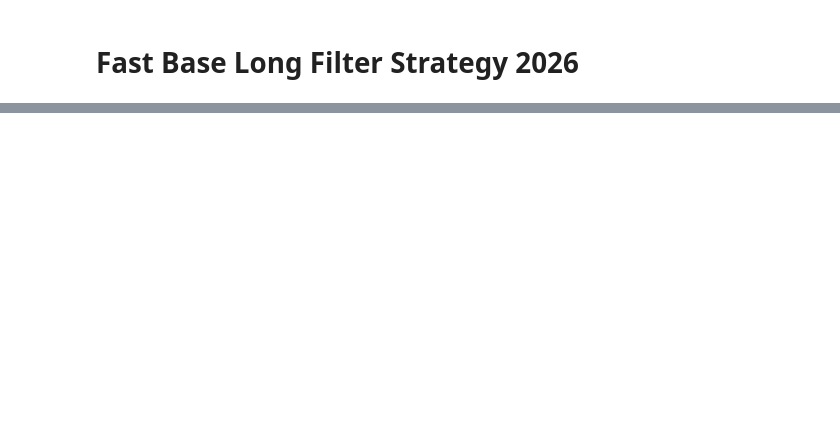
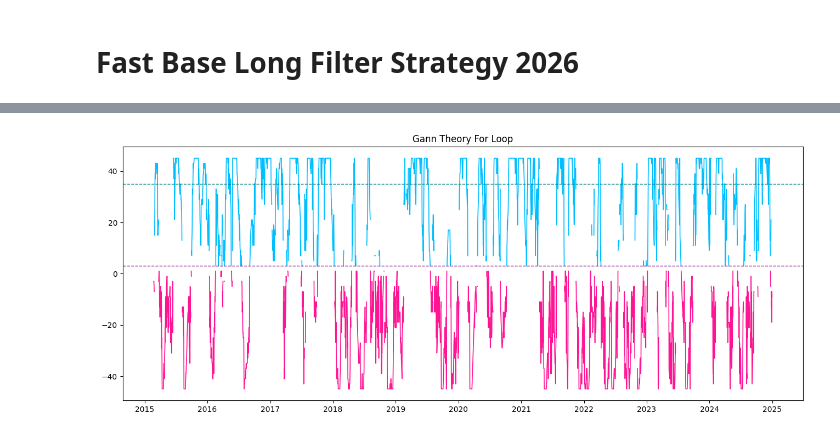
Before and after one commit to QuantLapse/Public-Data-Research-and-Analysis, a Jupyter notebook: Base-Filter-Strategy-2026.ipynb, the cells around one changed output, grey strips where cells are left out. Saved outputs shown, nothing was run; the diff lists cells and outputs as text; code cells hidden in the pictures; blank space fills up the shorter version.

```diff
--- a/Base-Filter-Strategy-2026.ipynb
+++ b/Base-Filter-Strategy-2026.ipynb
@@ -111,49 +116,79 @@ down_threshold = float(input("Enter Lower threshold for Gann Theory: "))
 gann_threshold = -15 # This is a default value, you can adjust it based on your needs
 
 def system_forloop(df, src_col, start, end):
-    src = df[src_col].values
+    src = df[src_col].to_numpy()
+    close = df["Close"].to_numpy()
+    out = np.full(len(df), np.nan, dtype=float)
 
-    result = np.zeros(len(src))
+    for row in range(len(df)):
+        if row < end:
+            continue
 
-    for row in range(len(src)):
         count = 0.0
         for i in range(start, end + 1):
-            lookback_idx = row - i          # "i bars ago" from current row
-            if lookback_idx < 0:
-                continue                    # not enough history yet, skip
-            past_close = src[lookback_idx]
-            count += -1 if past_close > src[row] else 1
-        result[row] = count
+            count += -1 if src[row - i] > close[row] else 1
 
-    return result
+        out[row] = count
+
+    return out
+
+
+
+    #for row in range(len(src)):
+     #   count = 0.0
+      #  for i in range(start, end + 1):
+       #     lookback_idx = row - i          # "i bars ago" from current row
+        #    if lookback_idx < 0:
+        #        continue                    # not enough history yet, skip
+        #    past_close = src[lookback_idx]
+        #    count += -1 if past_close > src[row] else 1
+        #result[row] = count
+
+
 
 gann_theory_close = system_forloop(df, "Close", start, end)
-gann_theory_high = system_forloop(df, "High", start, end)
-gann_theory_low = system_forloop(df, "Low", start, end)
+gann_theory_high  = system_forloop(df, "High", start, end)
+gann_theory_low   = system_forloop(df, "Low", start, end)
 
-final_gann_theory = np.where(gann_theory_close > gann_threshold, gann_theory_high, gann_theory_low)
+final_gann_theory = np.where(
+    gann_theory_close > gann_threshold,
+    gann_theory_high,
+    gann_theory_low
+)
 df["Gann Theory For Loop"] = final_gann_theory
 
 long_gann = (final_gann_theory[:-1] <= up_threshold) & (final_gann_theory[1:] > up_threshold)
 short_gann = (final_gann_theory[:-1] >= down_threshold) & (final_gann_theory[1:] < down_threshold)
 
 long_gann = np.insert(long_gann, 0, False)
 short_gann = np.insert(short_gann, 0, False)
 
 
 gann_sig = np.zeros(len(final_gann_theory))
 
 for i in range(1, len(final_gann_theory)):
     if long_gann[i] and not short_gann[i]:
         gann_sig[i] = 1
     elif short_gann[i]:
         gann_sig[i] = -1
     else:
         gann_sig[i] = gann_sig[i-1]
 
 df["Long Gann"] = gann_sig == 1
 df["Short Gann"] = gann_sig == -1
 gann_color = np.where(df["Long Gann"].values == 1, 'teal', np.where(df["Short Gann"].values == -1, 'purple', 'purple'))
+
+
+gann = df["Gann Theory For Loop"]
+plt.figure(figsize=(16, 6))
+plt.plot(df.index, gann.where(gann >= down_threshold), color="deepskyblue", linewidth=1.2)
+plt.plot(df.index, gann.where(gann < down_threshold), color="deeppink", linewidth=1.2)
+plt.axhline(y=up_threshold, color='teal', linestyle='--', linewidth=1)
+plt.axhline(y=down_threshold, color='purple', linestyle='--', linewidth=1)
+plt.title("Gann Theory For Loop")
+plt.show()
+# %% [output]
+[figure, added]
 # %%
 # returns
 starting_equity = float(input("Enter the starting equity: "))
```
Also changed, not shown: parts of 8 cells of this notebook.
